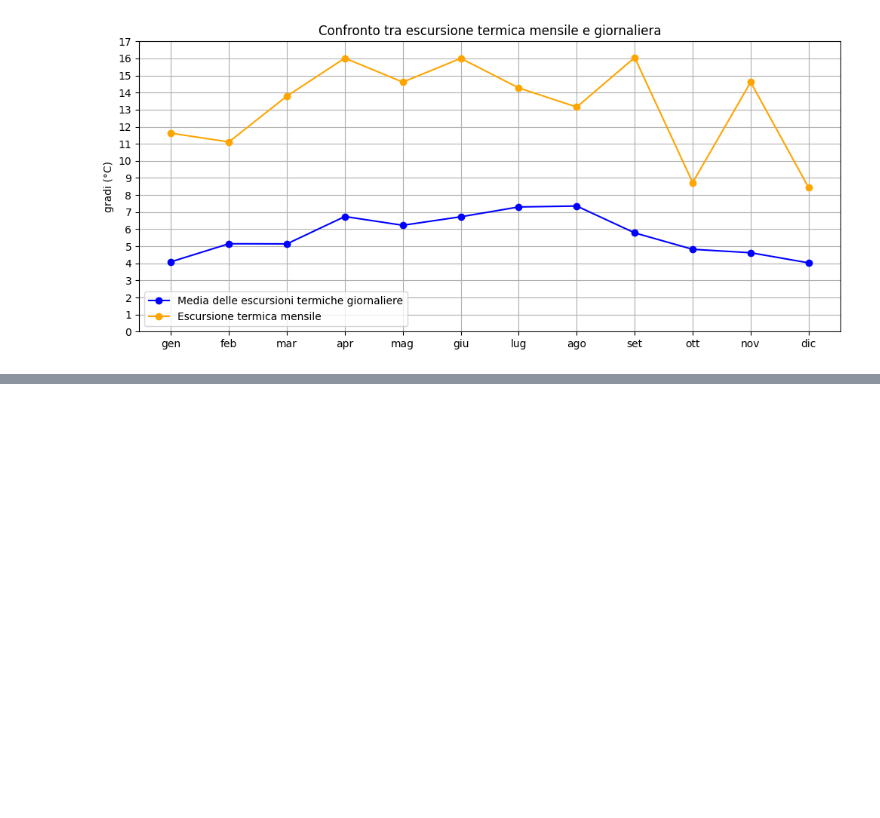
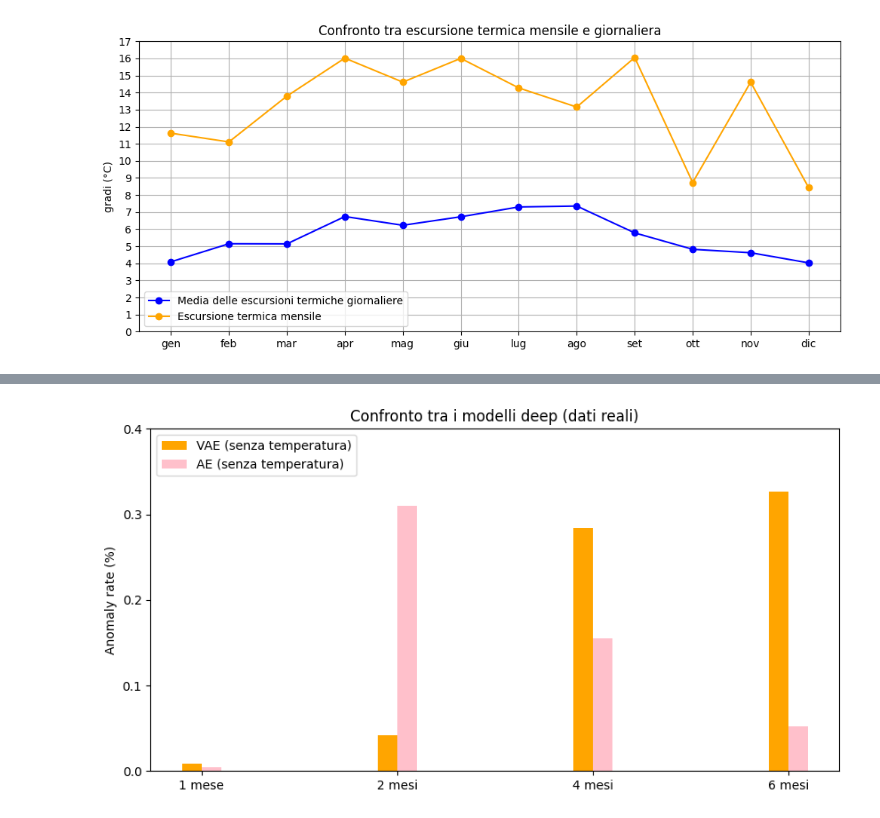
Before and after one commit to RickyF404/Tesi, a Jupyter notebook: Graphs.ipynb, the cells around one changed output, grey strips where cells are left out. Saved outputs shown, nothing was run; the diff lists cells and outputs as text; code cells hidden in the pictures; blank space fills up the shorter version.

```diff
--- a/Graphs.ipynb
+++ b/Graphs.ipynb
@@ -704,0 +715,15 @@ plt.show()
+# %%
+LOF_real_inc = pd.read_csv("/content/drive/MyDrive/real_inclinometri_LOF.csv")
+LOF_fake_inc = pd.read_csv("/content/drive/MyDrive/fake_inclinometri_LOF.csv")
+
+PCA_real_inc = pd.read_csv("/content/drive/MyDrive/real_inclinometri_PCA.csv")
+PCA_fake_inc = pd.read_csv("/content/drive/MyDrive/fake_inclinometri_PCA.csv")
+
+SVM_real_inc = pd.read_csv("/content/drive/MyDrive/real_inclinometri_SVM.csv")
+SVM_fake_inc = pd.read_csv("/content/drive/MyDrive/fake_inclinometri_SVM.csv")
+
+VAE_no_temp_real_inc = pd.read_csv("/content/drive/MyDrive/real_inclinometri_VAE.csv")
+VAE_no_temp_fake_inc = pd.read_csv("/content/drive/MyDrive/fake_inclinometri_VAE.csv")
+
+AE_no_temp_real_inc = pd.read_csv("/content/drive/MyDrive/real_inclinometri_AE.csv")
+AE_no_temp_fake_inc = pd.read_csv("/content/drive/MyDrive/fake_inclinometri_AE.csv")
@@ -704,0 +769,22 @@ plt.show()
+# %%
+real_mean_VAE_no_temp_inc_full = VAE_no_temp_real_inc.groupby("window_size")["anomaly rate"].mean()
+real_mean_AE_no_temp_inc_full = AE_no_temp_real_inc.groupby("window_size")["anomaly rate"].mean()
+# %%
+labels = ["1 mese", "2 mesi", "4 mesi", "6 mesi"]
+x = np.arange(len(labels))
+y = np.arange(0, 0.5, step=0.1)
+fig, ax = plt.subplots(figsize=(10, 5))
+w = 0.1
+ax.bar(x-w/2, real_mean_VAE_no_temp_inc_full.values*100, width=w, color="orange", label="VAE (senza temperatura)")
+ax.bar(x+w/2, real_mean_AE_no_temp_inc_full.values*100, width=w, color="pink", label="AE (senza temperatura)")
+
+# ax.axhline(2, color="black", linestyle="--", label="Soglia 2%")
+ax.set_xticks(x)
+ax.set_xticklabels(labels)
+ax.set_yticks(y)
+ax.set_ylabel("Anomaly rate (%)")
+plt.title("Confronto tra i modelli deep (dati reali)")
+plt.legend(loc="upper left")
+plt.show()
+# %% [output]
+[figure, added]
```
Also changed, not shown: parts of 12 cells of this notebook.
